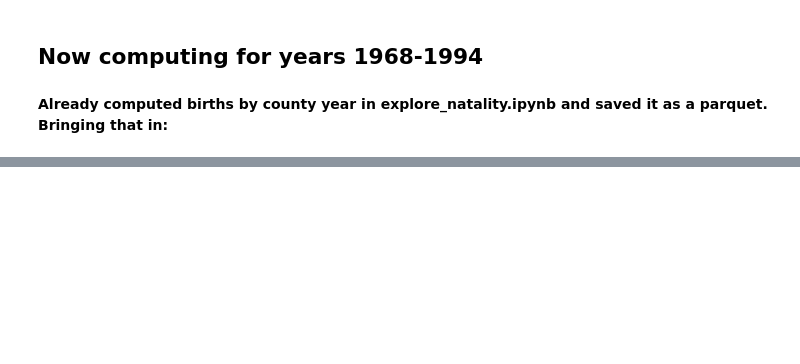
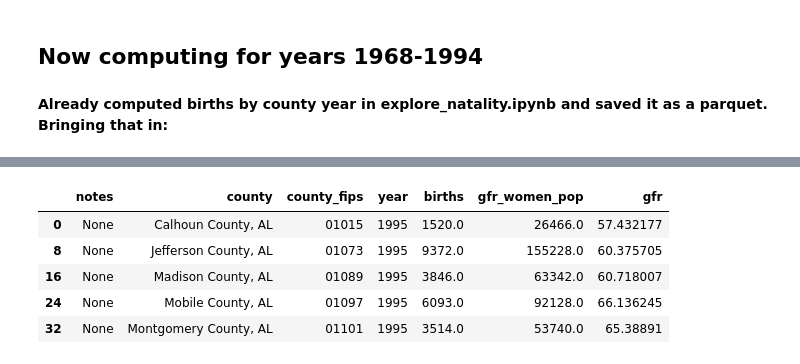
Before and after one commit to elizagoler/RecessionFertility, a Jupyter notebook: source/derived/county_gfrs/calculate_gfrs.ipynb, the cells around one changed output, grey strips where cells are left out. Cells and saved outputs as stored; diff of their text form; code cells hidden in the pictures; blank space fills up the shorter version.

```diff
--- a/source/derived/county_gfrs/calculate_gfrs.ipynb
+++ b/source/derived/county_gfrs/calculate_gfrs.ipynb
@@ -668,0 +458,3 @@ print(top_gfr_rows)
+# %%
+gfr_1969_1995 = pd.read_parquet("datastore/output/gfr_1969_1995.parquet")
+gfr_1995_2012 = pd.read_parquet("datastore/output/gfr_1995_2012.parquet")
@@ -668,0 +463,2 @@ print(top_gfr_rows)
+# %%
+using_births_1995 = gfr_1995_2012[gfr_1995_2012['year'] == '1995']
@@ -668,0 +479,10 @@ print(top_gfr_rows)
+# %%
+using_births_1995 = using_births_1995.rename(columns={'fertility_rate': 'gfr'})
+using_births_1995.head()
+# %% [output]
+|  | notes | county | county_fips | year | births | gfr_women_pop | gfr |
+| 0 | None | Calhoun County, AL | 01015 | 1995 | 1520.0 | 26466.0 | 57.432177 |
+| 8 | None | Jefferson County, AL | 01073 | 1995 | 9372.0 | 155228.0 | 60.375705 |
+| 16 | None | Madison County, AL | 01089 | 1995 | 3846.0 | 63342.0 | 60.718007 |
+| 24 | None | Mobile County, AL | 01097 | 1995 | 6093.0 | 92128.0 | 66.136245 |
+| 32 | None | Montgomery County, AL | 01101 | 1995 | 3514.0 | 53740.0 | 65.38891 |
```
Also changed, not shown: parts of 66 cells of this notebook.
